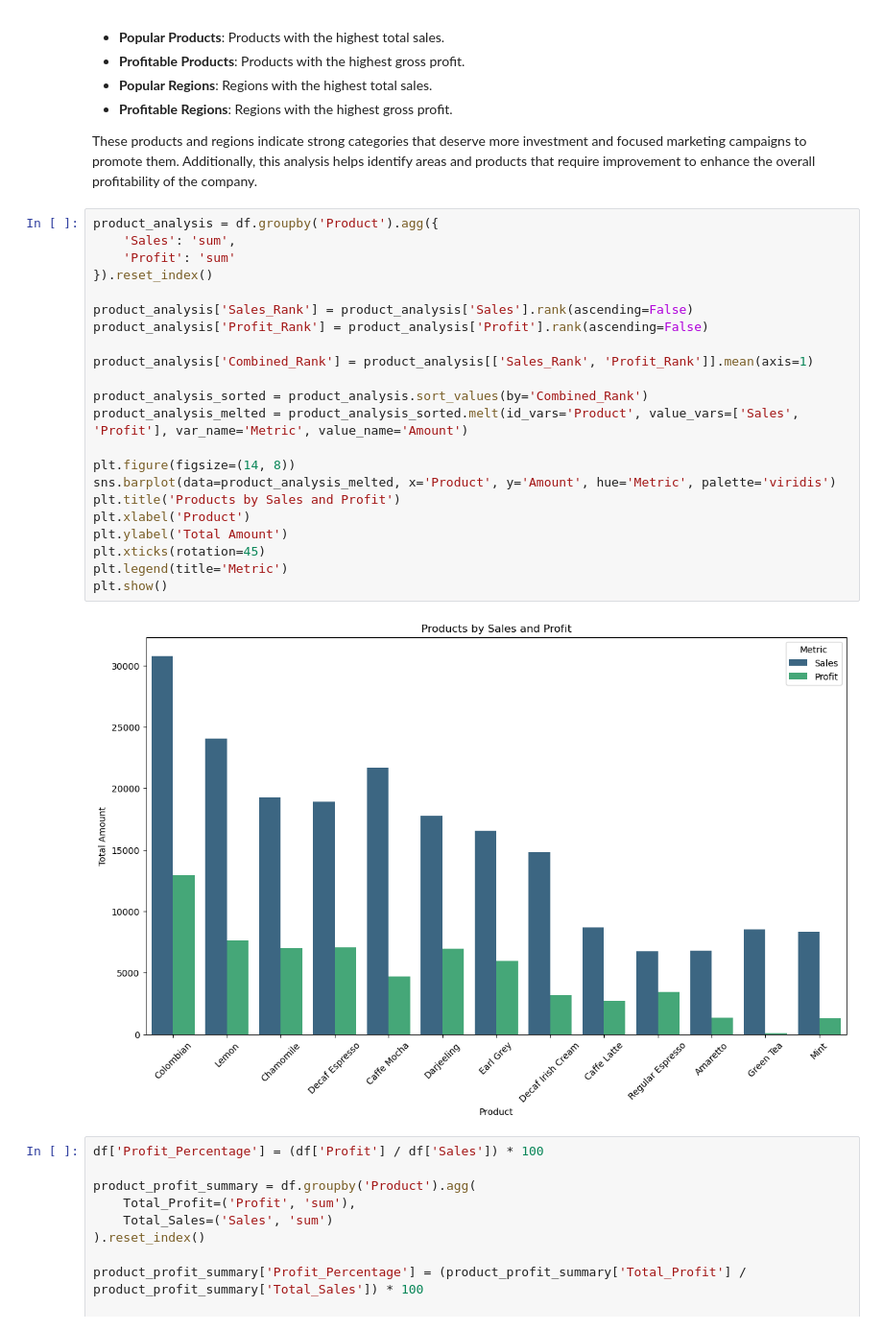
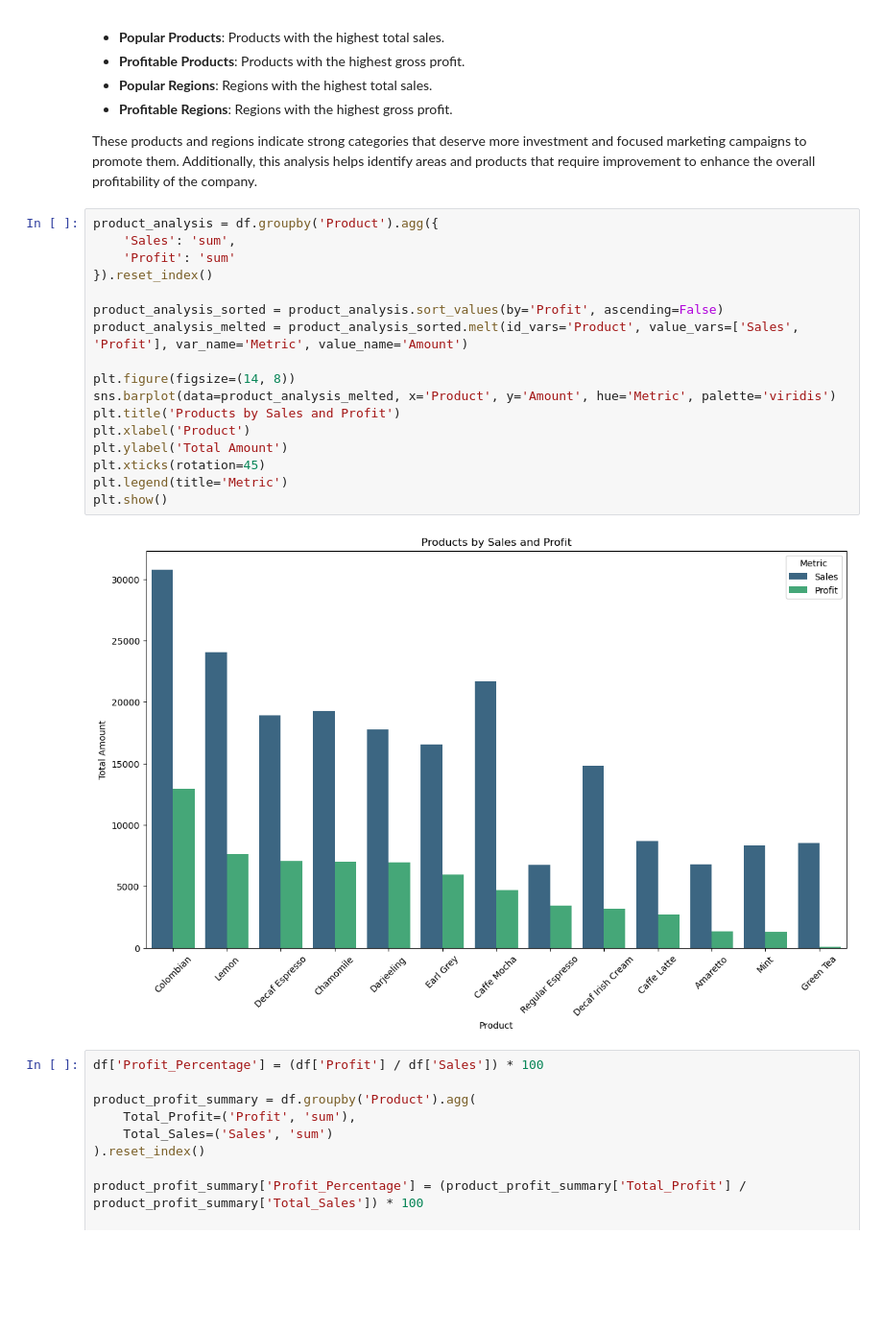
Before and after one commit to NirAvrahamoff/NProject, a Jupyter notebook: 51(FINAL).ipynb, the cells around one changed output. Shown at 96% size. Cells and saved outputs as stored; diff of their text form; blank space fills up the shorter version.

```diff
--- a/51(FINAL).ipynb
+++ b/51(FINAL).ipynb
@@ -418,27 +418,22 @@ These products and regions indicate strong categories that deserve more investme
 # %%
 product_analysis = df.groupby('Product').agg({
     'Sales': 'sum',
     'Profit': 'sum'
 }).reset_index()
 
-product_analysis['Sales_Rank'] = product_analysis['Sales'].rank(ascending=False)
-product_analysis['Profit_Rank'] = product_analysis['Profit'].rank(ascending=False)
-
-product_analysis['Combined_Rank'] = product_analysis[['Sales_Rank', 'Profit_Rank']].mean(axis=1)
-
-product_analysis_sorted = product_analysis.sort_values(by='Combined_Rank')
+product_analysis_sorted = product_analysis.sort_values(by='Profit', ascending=False)
 product_analysis_melted = product_analysis_sorted.melt(id_vars='Product', value_vars=['Sales', 'Profit'], var_name='Metric', value_name='Amount')
 
 plt.figure(figsize=(14, 8))
 sns.barplot(data=product_analysis_melted, x='Product', y='Amount', hue='Metric', palette='viridis')
 plt.title('Products by Sales and Profit')
 plt.xlabel('Product')
 plt.ylabel('Total Amount')
 plt.xticks(rotation=45)
 plt.legend(title='Metric')
 plt.show()
 # %% [output]
-[figure, old version]
+[figure, new version]
 # %%
 df['Profit_Percentage'] = (df['Profit'] / df['Sales']) * 100
 
```
Also changed, not shown: parts of 3 cells of this notebook.
